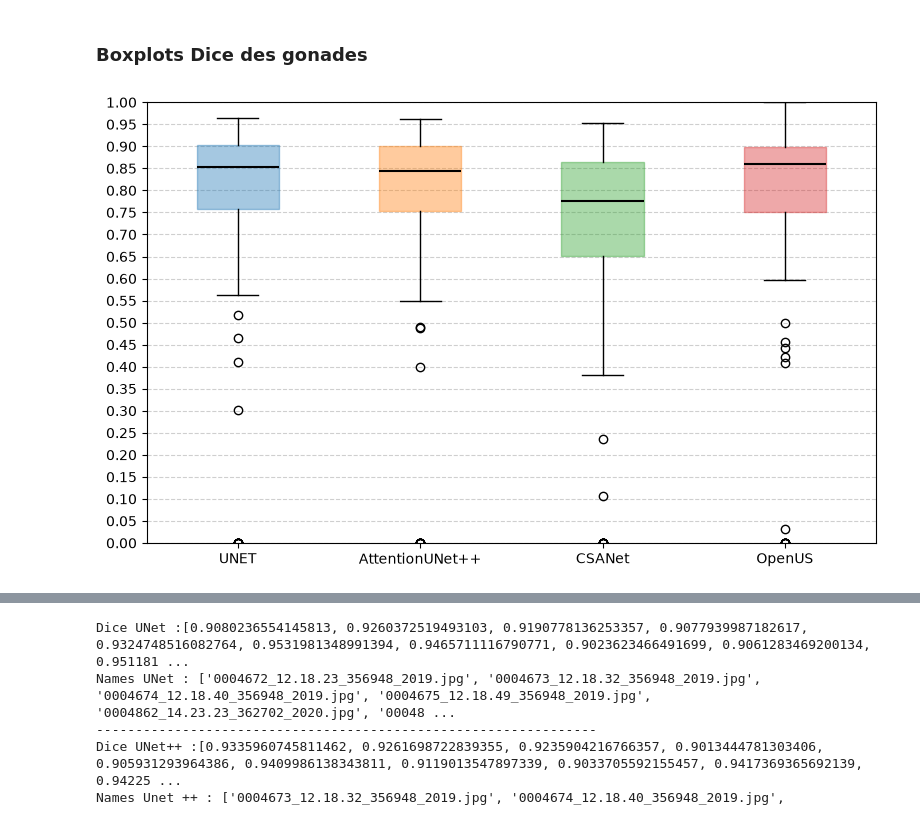
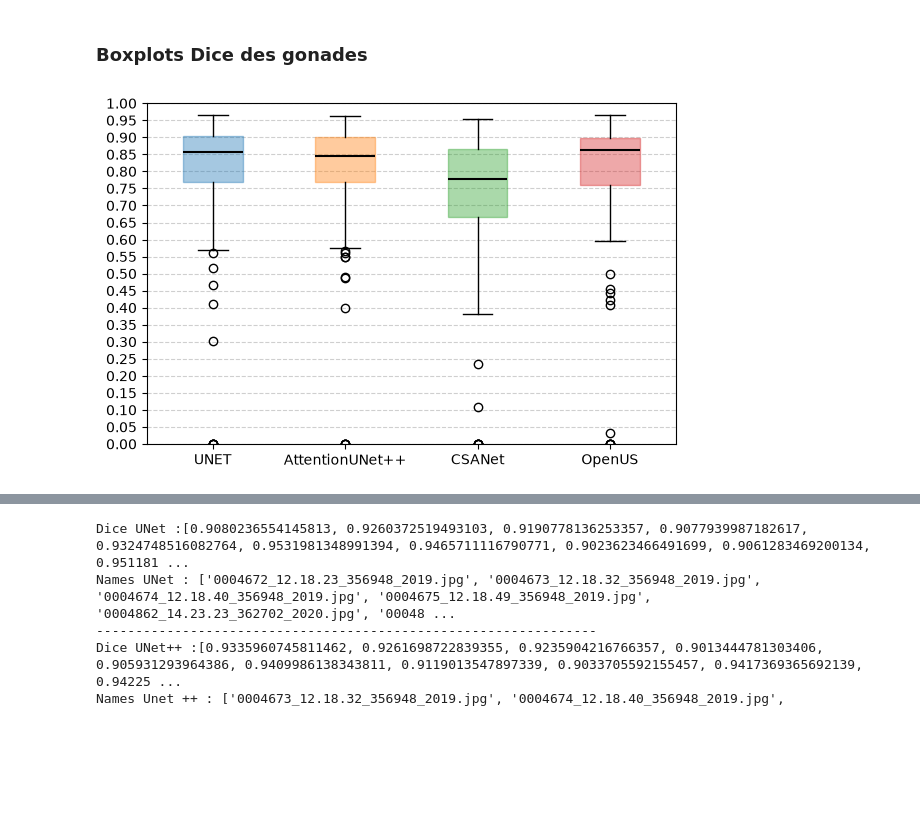
Before and after one commit to loranedp/Stage-GonAIde-2026, a Jupyter notebook: Debut/Resultats/Analyses_des_modeles.ipynb, the cells around one changed output, grey strips where cells are left out. Saved outputs shown, nothing was run; the diff lists cells and outputs as text; code cells hidden in the pictures; blank space fills up the shorter version.

Commit message:
Nouveaux graphiques

```diff
--- a/Debut/Resultats/Analyses_des_modeles.ipynb
+++ b/Debut/Resultats/Analyses_des_modeles.ipynb
@@ -15,10 +46,13 @@ from utils.cv_results import normalize_and_validate_cv_results, repair_repeated_
 # %% [markdown]
 # Images à exclure des résultats
 # %%
-# Indiquer ici les noms complets des images à retirer (avec leur extension).
+# On retire ces données, car elles nécessitent un nouvel entrainement pour être correctement prises en compte (annotation ajoutée trop tard dans le jeu de données)
 IMAGES_A_EXCLURE = [
-    # "image_001.jpg",
-    # "image_002.png",
+     "0004860_14.22.53_362702_2020.jpg",
+     "0004992_15.18.01_363346_2020.jpg",
+     "0004993_15.18.07_363346_2020.jpg",
+     "0004994_15.18.30_363346_2020.jpg",
+     "0005022_17.09.00_363529_2020.jpg"
 ]
 
 images_exclues_trouvees = set()
@@ -379,11 +448,11 @@ Diff_YOLO_instance_oeufs2 = collect_metrics_all_folds(results_YOLO_instance_oeuf
 # %%
 data = [DICE_UNET_2classes_Gonade, DICE_ATTENTION_UNET_2classes_Gonade, DICE_CSANet_2classes_Gonade, DICE_OpenUS_2classes_Gonade]
 labels = ["UNET", "AttentionUNet++", "CSANet", "OpenUS"]
 colors = ["#1f77b4", "#ff7f0e", "#2ca02c", "#d62728", "#d629c1", "#121b82"]  # Bleu, Orange, Vert, Rouge
 limite = np.arange(0.00, 1.01, 0.05)
-plot_boxplot([data], [labels], colors, size=(8, 5), limite_echelle=limite)
+plot_boxplot([data], [labels], colors, size=(6, 4), limite_echelle=limite)
 # %% [output]
-[figure, old version]
+[figure, new version]
 # %%
 # ------- Comparaison des moyennes ----
 print(f"Dice moyen U-NEt 2 classes : {np.mean(DICE_UNET_2classes_Gonade):.3f} (std : {np.std(DICE_UNET_2classes_Gonade):.3f})")
```
Also changed, not shown: parts of 9 cells of this notebook, 39 other files.
